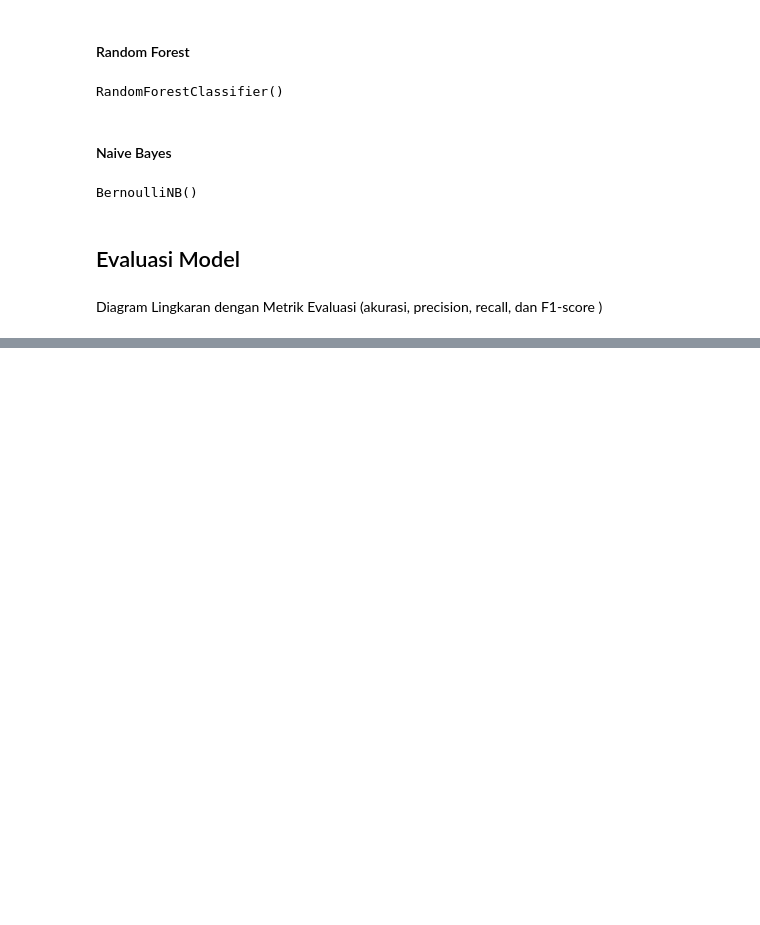
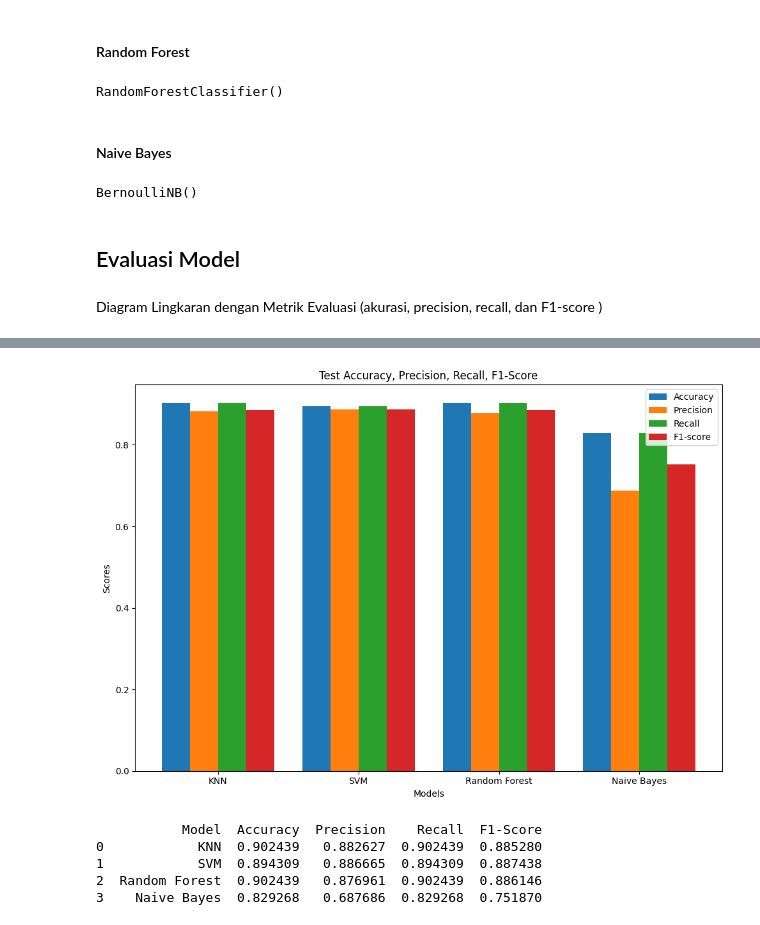
Before and after one commit to Adityas22/predictive-analytics-hepatitis, a Jupyter notebook: predictive_analytics_hepatitis.ipynb, the cells around one changed output, grey strips where cells are left out. Cells and saved outputs as stored; diff of their text form; code cells hidden in the pictures; blank space fills up the shorter version.

```diff
--- a/predictive_analytics_hepatitis.ipynb
+++ b/predictive_analytics_hepatitis.ipynb
@@ -15,7 +15,7 @@ import seaborn as sns
 # %% [markdown]
 #### Data Loading
 # %%
-df = pd.read_csv('dataset/hcvdat0.csv')
+df = pd.read_csv('dataset/hcvdat.csv')
 df
 # %% [output]
 |  | Unnamed: 0 | Category | Age | Sex | ALB | ALP | ALT | AST | BIL | CHE | CHOL | ... |
@@ -474,0 +408,50 @@ F1-Score: 0.75
+# %%
+import matplotlib.pyplot as plt
+import numpy as np
+
+# Data diambil dari DataFrame metrics_df
+models = metrics_df.index.tolist()  # Nama-nama model
+metric_names = ['accuracy', 'precision', 'recall', 'f1-score']  # Nama metrik
+values = metrics_df[metric_names].values  # Ambil nilai metrik dari DataFrame
+
+# Buat chart bar
+fig, ax = plt.subplots(figsize=(10, 7))
+bar_width = 0.2
+index = np.arange(len(models))
+
+# Membuat bar untuk setiap metrik
+for i in range(len(metric_names)):
+    ax.bar(index + i * bar_width, values[:, i], bar_width, label=metric_names[i].capitalize())
+
+# Atur label dan judul
+ax.set_xlabel('Models')
+ax.set_ylabel('Scores')
+ax.set_title('Test Accuracy, Precision, Recall, F1-Score')
+ax.set_xticks(index + bar_width * (len(metric_names) / 2 - 0.5))
+ax.set_xticklabels(models)
+ax.legend()
+
+plt.tight_layout()
+plt.show()
+# %% [output]
+[figure, added]
+# %%
+import pandas as pd
+
+# Buat DataFrame dari metrics_df yang telah dibuat sebelumnya
+df = pd.DataFrame({
+    'Model': metrics_df.index,
+    'Accuracy': metrics_df['accuracy'],
+    'Precision': metrics_df['precision'],
+    'Recall': metrics_df['recall'],
+    'F1-Score': metrics_df['f1-score']
+}).reset_index(drop=True)  # Reset index agar tampilannya lebih rapi
+
+# Menampilkan DataFrame dalam bentuk tabel
+print(df)
+# %% [output]
+           Model  Accuracy  Precision    Recall  F1-Score
+0            KNN  0.902439   0.882627  0.902439  0.885280
+1            SVM  0.894309   0.886665  0.894309  0.887438
+2  Random Forest  0.902439   0.876961  0.902439  0.886146
+3    Naive Bayes  0.829268   0.687686  0.829268  0.751870
```
Also changed, not shown: parts of 2 cells of this notebook, 5 other files.
